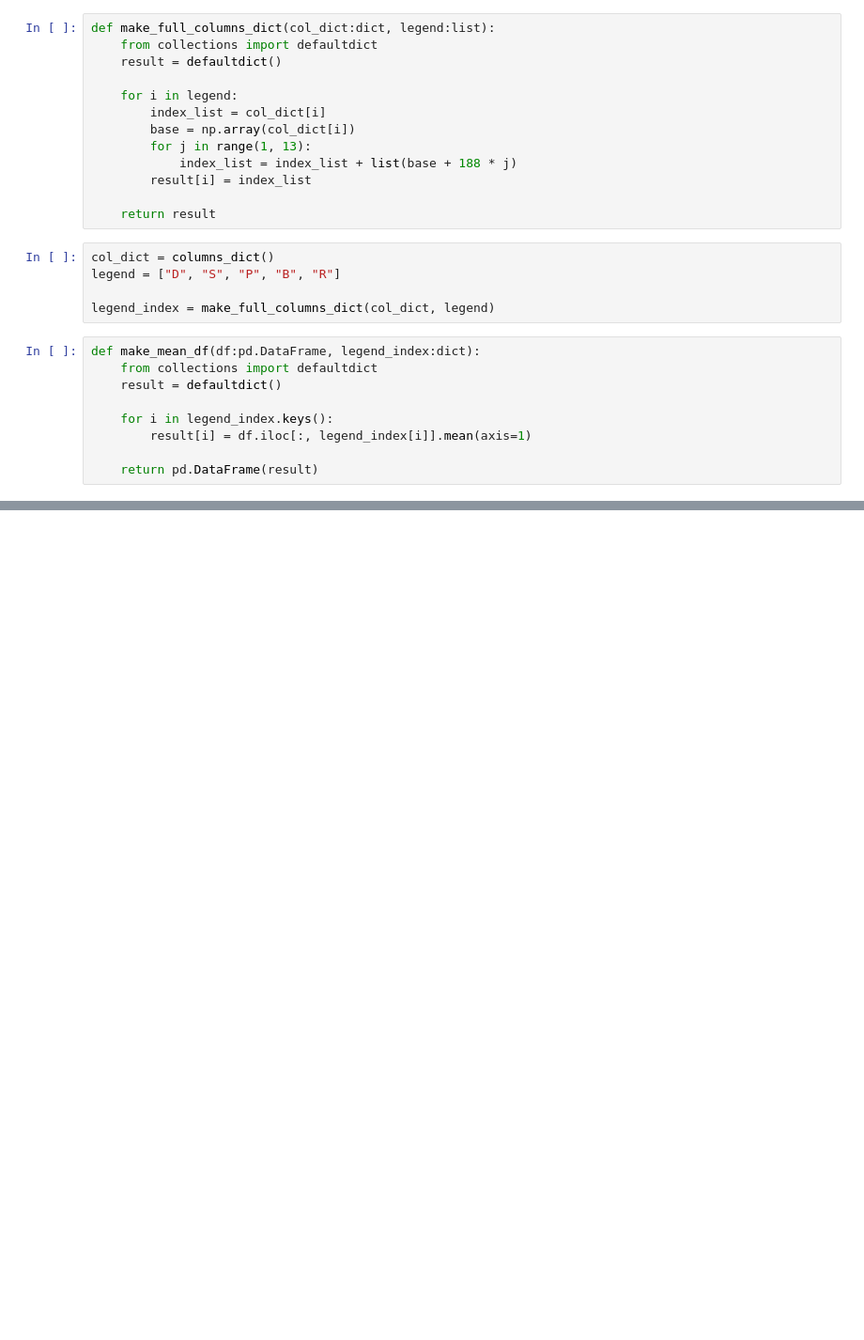
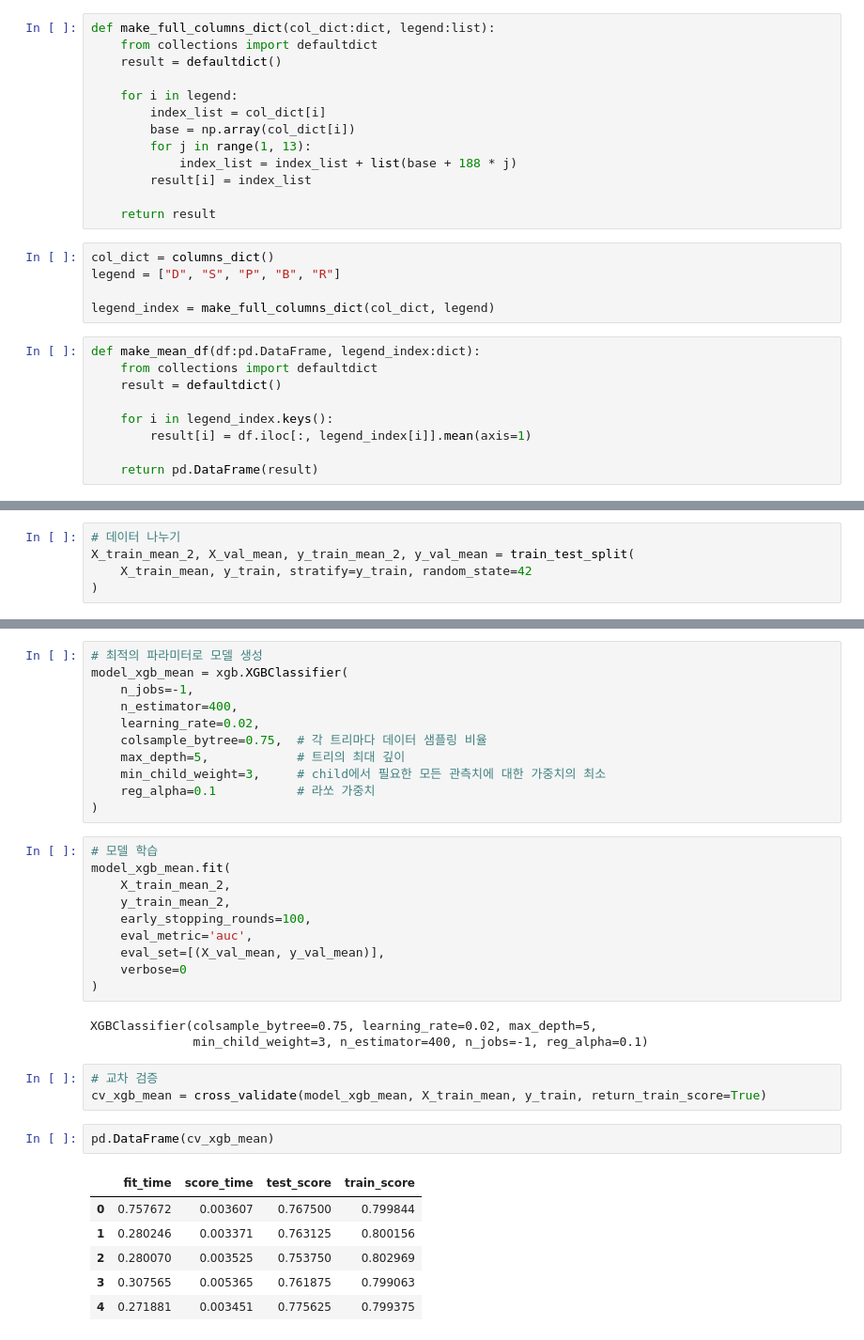
Before and after one commit to epocheing/202206_KNU_kdt2, a Jupyter notebook: inuk/inuk.ipynb, the cells around one changed output, grey strips where cells are left out. Shown: that part at 94% size. Cells and saved outputs as stored; diff of their text form; blank space fills up the shorter version.

```diff
--- a/inuk/inuk.ipynb
+++ b/inuk/inuk.ipynb
@@ -244,0 +328,5 @@ model_xgb.score(X_test_mean, y_test)
+# %%
+# 데이터 나누기
+X_train_mean_2, X_val_mean, y_train_mean_2, y_val_mean = train_test_split(
+    X_train_mean, y_train, stratify=y_train, random_state=42
+)
@@ -244,0 +358,36 @@ model_xgb.score(X_test_mean, y_test)
+# %%
+# 최적의 파라미터로 모델 생성
+model_xgb_mean = xgb.XGBClassifier(
+    n_jobs=-1,
+    n_estimator=400,
+    learning_rate=0.02,
+    colsample_bytree=0.75,  # 각 트리마다 데이터 샘플링 비율
+    max_depth=5,            # 트리의 최대 깊이
+    min_child_weight=3,     # child에서 필요한 모든 관측치에 대한 가중치의 최소
+    reg_alpha=0.1           # 라쏘 가중치
+)
+# %%
+# 모델 학습
+model_xgb_mean.fit(
+    X_train_mean_2,
+    y_train_mean_2,
+    early_stopping_rounds=100,
+    eval_metric='auc',
+    eval_set=[(X_val_mean, y_val_mean)],
+    verbose=0
+)
+# %% [output]
+XGBClassifier(colsample_bytree=0.75, learning_rate=0.02, max_depth=5,
+              min_child_weight=3, n_estimator=400, n_jobs=-1, reg_alpha=0.1)
+# %%
+# 교차 검증
+cv_xgb_mean = cross_validate(model_xgb_mean, X_train_mean, y_train, return_train_score=True)
+# %%
+pd.DataFrame(cv_xgb_mean)
+# %% [output]
+|  | fit_time | score_time | test_score | train_score |
+| 0 | 0.757672 | 0.003607 | 0.767500 | 0.799844 |
+| 1 | 0.280246 | 0.003371 | 0.763125 | 0.800156 |
+| 2 | 0.280070 | 0.003525 | 0.753750 | 0.802969 |
+| 3 | 0.307565 | 0.005365 | 0.761875 | 0.799063 |
+| 4 | 0.271881 | 0.003451 | 0.775625 | 0.799375 |
```
Also changed, not shown: parts of 115 cells of this notebook.
